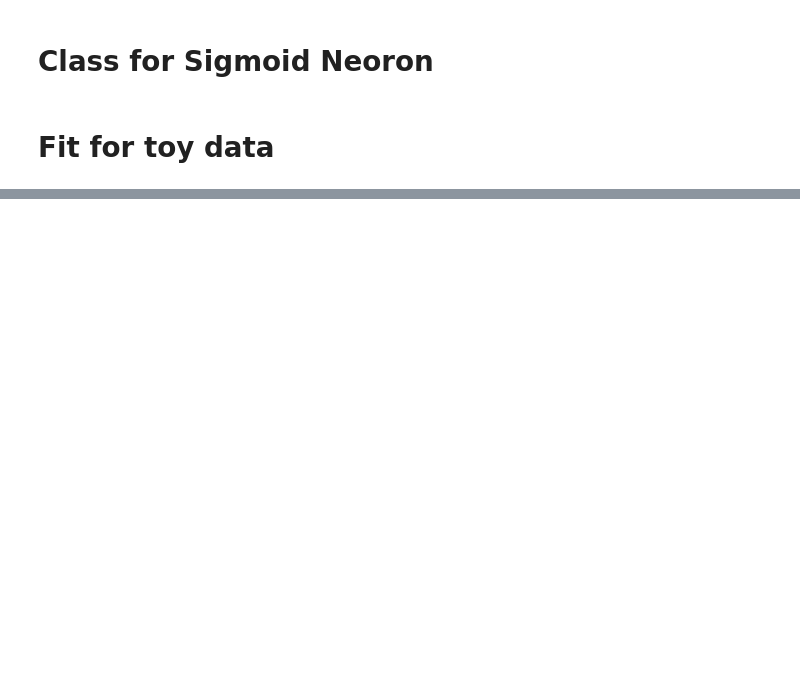
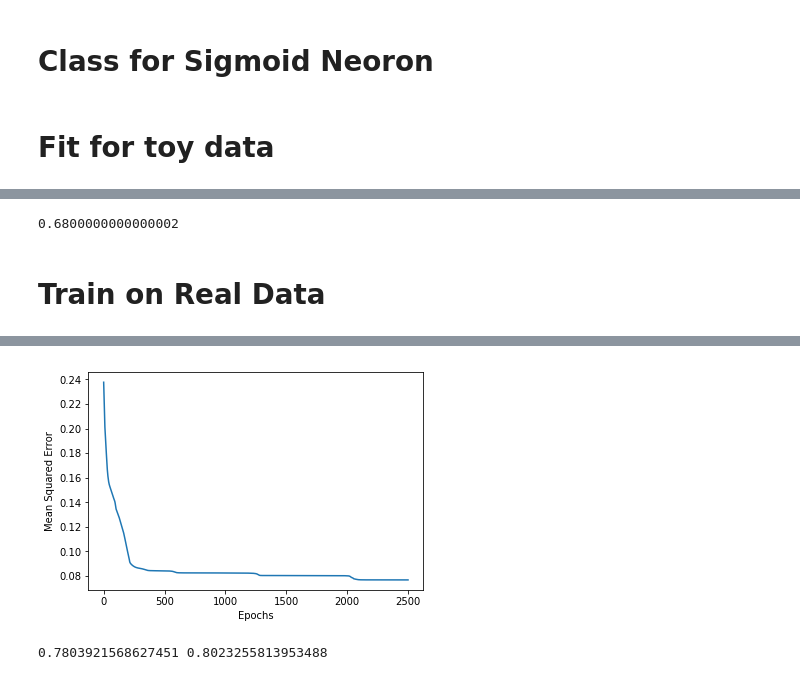
Before and after one commit to erdcpatel/PythonDataScience, a Jupyter notebook: SigmoidNeuron.ipynb, the cells around one changed output, grey strips where cells are left out. Cells and saved outputs as stored; diff of their text form; code cells hidden in the pictures; blank space fills up the shorter version.

```diff
--- a/SigmoidNeuron.ipynb
+++ b/SigmoidNeuron.ipynb
@@ -204,0 +339,4 @@ for i in range(N):
+# %%
+scaled_thresold
+# %% [output]
+0.6800000000000002
@@ -204,0 +347,6 @@ for i in range(N):
+# %% [markdown]
+# Train on Real Data
+# %%
+sn = SigmoidNeuron()
+sn.fit(X_scaled_train,Y_scaled_train, epochs=2500, learning_rate=0.015, display_loss=True)
+# %% [output]
@@ -204,0 +354 @@ for i in range(N):
+[figure, added]
@@ -204,0 +364,4 @@ for i in range(N):
+# %%
+print(accuracy_train,accuracy_test)
+# %% [output]
+0.7803921568627451 0.8023255813953488
```
Also changed, not shown: parts of 44 cells of this notebook.
